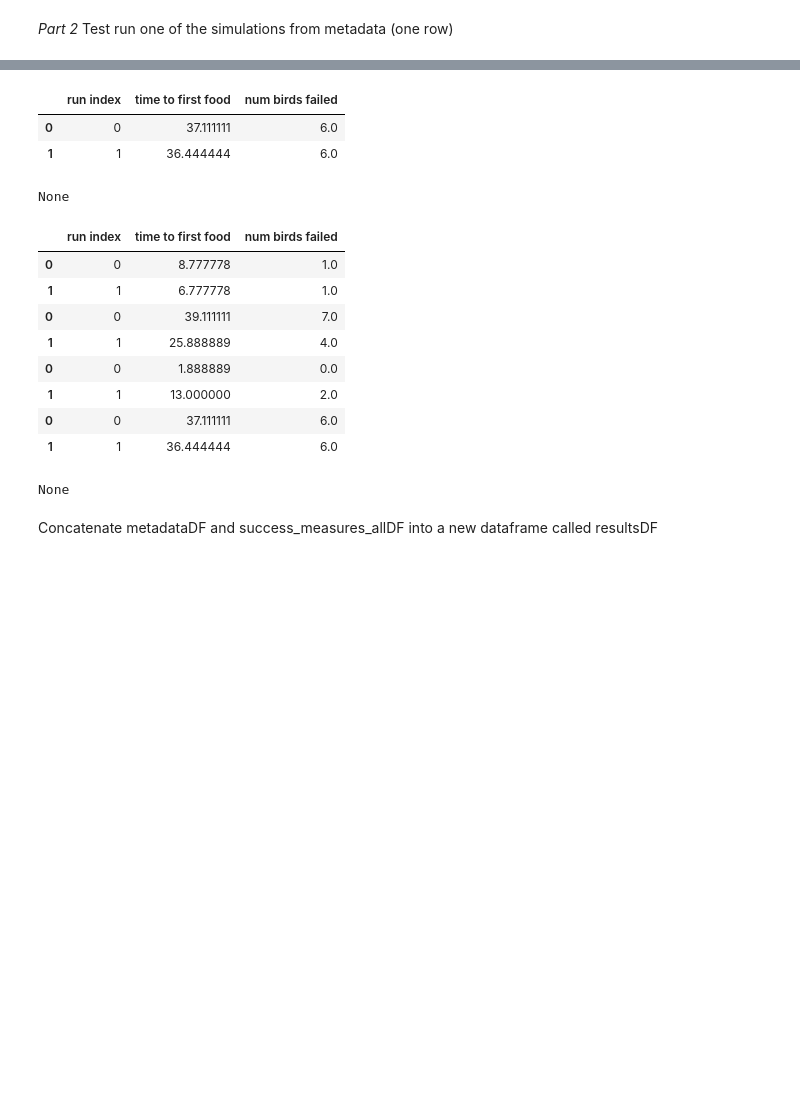
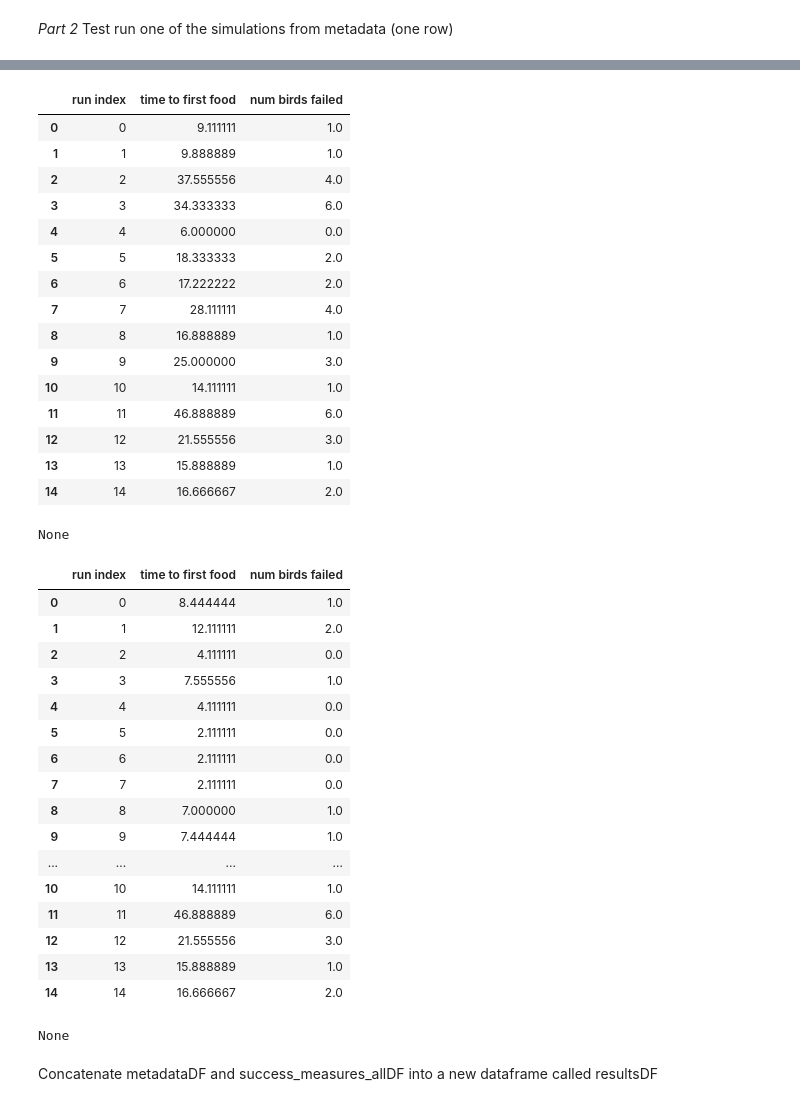
Before and after one commit to BasisResearch/collab-creatures, a Jupyter notebook: mx_refactored/generate_data_pipeline.ipynb, the cells around one changed output, grey strips where cells are left out. Saved outputs shown, nothing was run; the diff lists cells and outputs as text; code cells hidden in the pictures; blank space fills up the shorter version.

```diff
--- a/mx_refactored/generate_data_pipeline.ipynb
+++ b/mx_refactored/generate_data_pipeline.ipynb
@@ -66,7 +64,7 @@ Test run one of the simulations from metadata (one row)
 home_dir = "/Users/emily/code/collaborative-intelligence/tmp_files/"
 
 # parameters to add
-N_runs = 2 # How many times would you like to run a simulation (row of metadataDF)
+N_runs = 15 # How many times would you like to run a simulation (row of metadataDF)
 N_frames = 50
 N_agents = 9
 N_total_food_units = 16
@@ -136,10 +134,8 @@ for si in range(N_sims):
             os.makedirs(sim_dir)
             print("Directory %s was created." %sim_folder)
 
-        birdfile = '\\birdlocsDF'
-        rewardfile = '\\rewardlocsDF'
-        sim.all_birdsDF.to_csv(sim_dir + birdfile + ".csv")
-        sim.all_rewardsDF.to_csv(sim_dir + rewardfile + ".csv")
+        sim.all_birdsDF.to_csv(os.path.join(sim_dir, "birdlocsDF.csv"))
+        sim.all_rewardsDF.to_csv(os.path.join(sim_dir, "rewardlocsDF.csv"))
 
 
 
@@ -171,17 +184,38 @@ print(display(success_measures_allDF))
 |  | run index | time to first food | num birds failed |
-| 0 | 0 | 37.111111 | 6.0 |
-| 1 | 1 | 36.444444 | 6.0 |
+| 0 | 0 | 9.111111 | 1.0 |
+| 1 | 1 | 9.888889 | 1.0 |
+| 2 | 2 | 37.555556 | 4.0 |
+| 3 | 3 | 34.333333 | 6.0 |
+| 4 | 4 | 6.000000 | 0.0 |
+| 5 | 5 | 18.333333 | 2.0 |
+| 6 | 6 | 17.222222 | 2.0 |
+| 7 | 7 | 28.111111 | 4.0 |
+| 8 | 8 | 16.888889 | 1.0 |
+| 9 | 9 | 25.000000 | 3.0 |
+| 10 | 10 | 14.111111 | 1.0 |
+| 11 | 11 | 46.888889 | 6.0 |
+| 12 | 12 | 21.555556 | 3.0 |
+| 13 | 13 | 15.888889 | 1.0 |
+| 14 | 14 | 16.666667 | 2.0 |
-None
+None
 |  | run index | time to first food | num birds failed |
-| 0 | 0 | 8.777778 | 1.0 |
-| 1 | 1 | 6.777778 | 1.0 |
-| 0 | 0 | 39.111111 | 7.0 |
-| 1 | 1 | 25.888889 | 4.0 |
-| 0 | 0 | 1.888889 | 0.0 |
-| 1 | 1 | 13.000000 | 2.0 |
-| 0 | 0 | 37.111111 | 6.0 |
-| 1 | 1 | 36.444444 | 6.0 |
+| 0 | 0 | 8.444444 | 1.0 |
+| 1 | 1 | 12.111111 | 2.0 |
+| 2 | 2 | 4.111111 | 0.0 |
+| 3 | 3 | 7.555556 | 1.0 |
+| 4 | 4 | 4.111111 | 0.0 |
+| 5 | 5 | 2.111111 | 0.0 |
+| 6 | 6 | 2.111111 | 0.0 |
+| 7 | 7 | 2.111111 | 0.0 |
+| 8 | 8 | 7.000000 | 1.0 |
+| 9 | 9 | 7.444444 | 1.0 |
+| ... | ... | ... | ... |
+| 10 | 10 | 14.111111 | 1.0 |
+| 11 | 11 | 46.888889 | 6.0 |
+| 12 | 12 | 21.555556 | 3.0 |
+| 13 | 13 | 15.888889 | 1.0 |
+| 14 | 14 | 16.666667 | 2.0 |
-None
+None
 # %% [markdown]
 Concatenate metadataDF and success_measures_allDF into a new dataframe called resultsDF
 # %%
```
Also changed, not shown: parts of 8 cells of this notebook, 3 other files.
